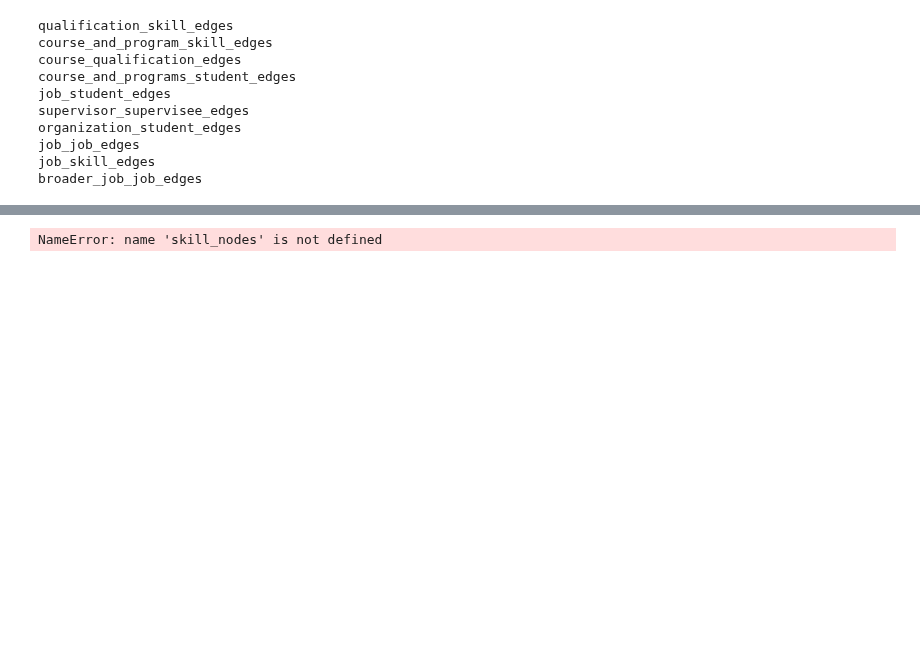
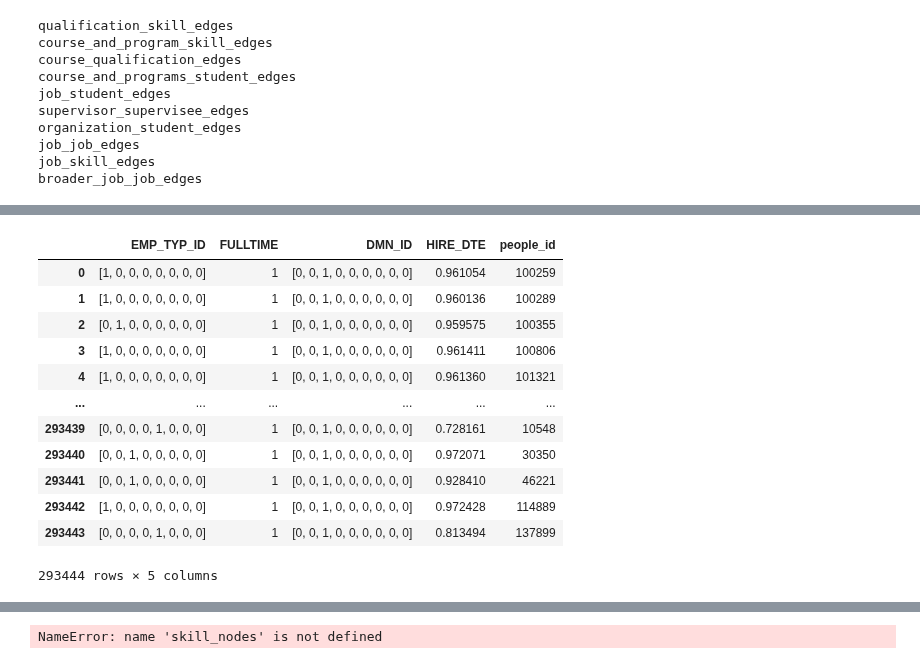
Before and after one commit to AmosDinh/Skill_Job_GNN, a Jupyter notebook: make_dataset_with_learnings_v1.ipynb, the cells around one changed output, grey strips where cells are left out. Saved outputs shown, nothing was run; the diff lists cells and outputs as text; code cells hidden in the pictures; blank space fills up the shorter version.

```diff
--- a/make_dataset_with_learnings_v1.ipynb
+++ b/make_dataset_with_learnings_v1.ipynb
@@ -755,0 +867,33 @@ Name: scaled_tfidf, dtype: float64
+# %%
+# substract 1 from each id column
+# for all df_names, if the df has a column called id, substract 1 from the column
+for name in df_names:
+    if 'edge' in name:
+        if 'skill_id' in globals()[name].columns:
+            print(name)
+            globals()[name]['skill_id'] = globals()[name]['skill_id'] - 1
+        if 'qualification_id' in globals()[name].columns:
+            print(name)
+            globals()[name]['qualification_id'] = globals()[name]['qualification_id'] - 1
+        if 'courses_and_programs_id' in globals()[name].columns:
+            print(name)
+            globals()[name]['courses_and_programs_id'] = globals()[name]['courses_and_programs_id'] - 1
+        if 'job_id' in globals()[name].columns:
+            print(name)
+            globals()[name]['job_id'] = globals()[name]['job_id'] - 1
+        if 'people_id' in globals()[name].columns:
+            print(name)
+            globals()[name]['people_id'] = globals()[name]['people_id'] - 1
+        if 'organization_id' in globals()[name].columns:
+            print(name)
+            globals()[name]['organization_id'] = globals()[name]['organization_id'] - 1
+
+# do the same for people, skills, jobs, organizations, qualifications, courses_and_programs
+
+people['people_id'] = people['people_id'] - 1
+skills['skill_id'] = skills['skill_id'] - 1
+jobs['job_id'] = jobs['job_id'] - 1
+organizations['organization_id'] = organizations['organization_id'] - 1
+qualifications['qualification_id'] = qualifications['qualification_id'] - 1
+qualifications['LEARNING_ITEM_ID' ] = qualifications['LEARNING_ITEM_ID'] - 1
+courses_and_programs['courses_and_programs_id'] = courses_and_programs['courses_and_programs_id'] - 1
@@ -755,0 +917,16 @@ Name: scaled_tfidf, dtype: float64
+# %%
+people
+# %% [output]
+|  | EMP_TYP_ID | FULLTIME | DMN_ID | HIRE_DTE | people_id |
+| 0 | [1, 0, 0, 0, 0, 0, 0, 0] | 1 | [0, 0, 1, 0, 0, 0, 0, 0, 0] | 0.961054 | 100259 |
+| 1 | [1, 0, 0, 0, 0, 0, 0, 0] | 1 | [0, 0, 1, 0, 0, 0, 0, 0, 0] | 0.960136 | 100289 |
+| 2 | [0, 1, 0, 0, 0, 0, 0, 0] | 1 | [0, 0, 1, 0, 0, 0, 0, 0, 0] | 0.959575 | 100355 |
+| 3 | [1, 0, 0, 0, 0, 0, 0, 0] | 1 | [0, 0, 1, 0, 0, 0, 0, 0, 0] | 0.961411 | 100806 |
+| 4 | [1, 0, 0, 0, 0, 0, 0, 0] | 1 | [0, 0, 1, 0, 0, 0, 0, 0, 0] | 0.961360 | 101321 |
+| ... | ... | ... | ... | ... | ... |
+| 293439 | [0, 0, 0, 0, 1, 0, 0, 0] | 1 | [0, 0, 1, 0, 0, 0, 0, 0, 0] | 0.728161 | 10548 |
+| 293440 | [0, 0, 1, 0, 0, 0, 0, 0] | 1 | [0, 0, 1, 0, 0, 0, 0, 0, 0] | 0.972071 | 30350 |
+| 293441 | [0, 0, 1, 0, 0, 0, 0, 0] | 1 | [0, 0, 1, 0, 0, 0, 0, 0, 0] | 0.928410 | 46221 |
+| 293442 | [1, 0, 0, 0, 0, 0, 0, 0] | 1 | [0, 0, 1, 0, 0, 0, 0, 0, 0] | 0.972428 | 114889 |
+| 293443 | [0, 0, 0, 0, 1, 0, 0, 0] | 1 | [0, 0, 1, 0, 0, 0, 0, 0, 0] | 0.813494 | 137899 |
+293444 rows × 5 columns
```
Also changed, not shown: parts of 20 cells of this notebook, 1 other file.
